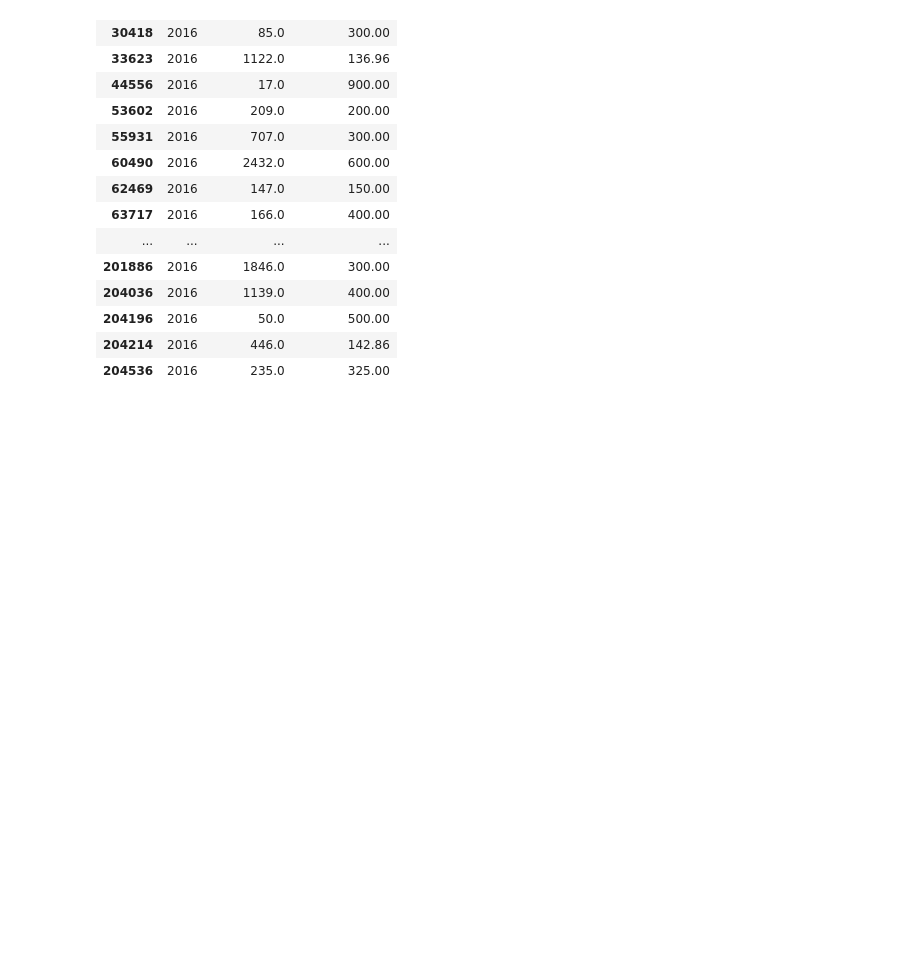
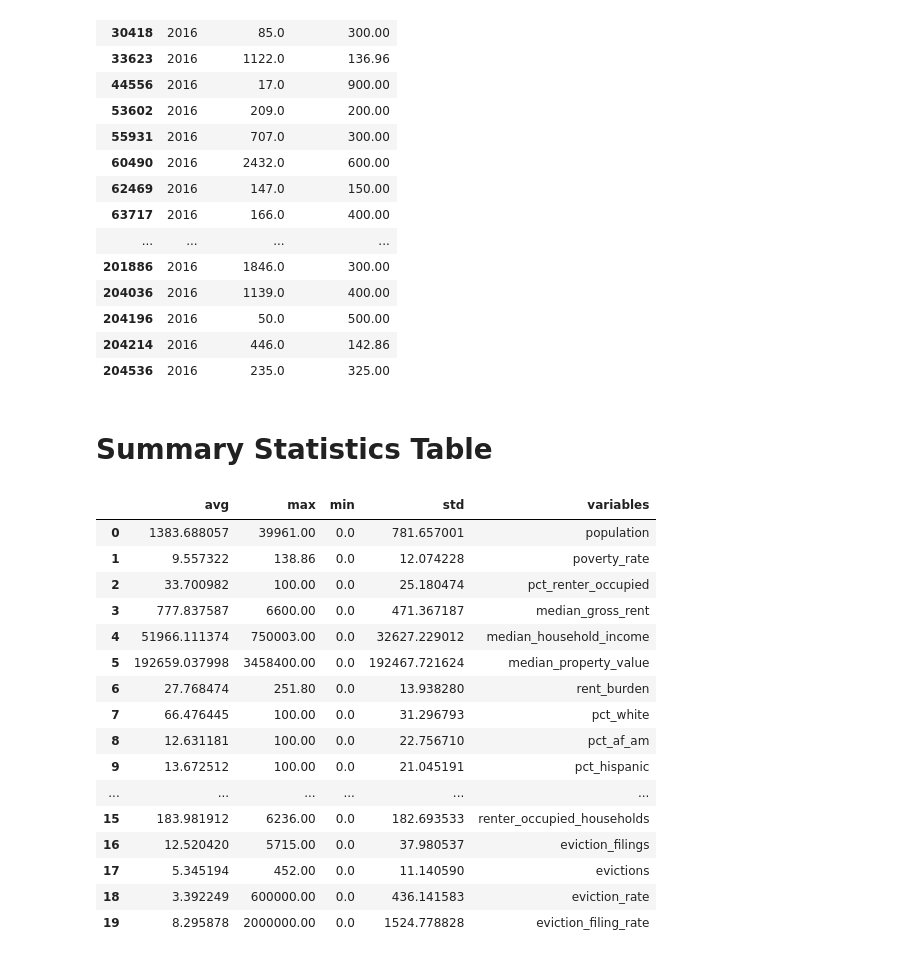
Before and after one commit to justincohler/evictions-learn, a Jupyter notebook: src/analysis/Eviction Charts for Proposal.ipynb, the cells around one changed output. Cells and saved outputs as stored; diff of their text form; code cells hidden in the pictures; blank space fills up the shorter version.

```diff
--- a/src/analysis/Eviction Charts for Proposal.ipynb
+++ b/src/analysis/Eviction Charts for Proposal.ipynb
@@ -338,3 +345,27 @@ df[df['Eviction_Rate']>100]
 | 204196 | 2016 | 50.0 | 500.00 |
 | 204214 | 2016 | 446.0 | 142.86 |
 | 204536 | 2016 | 235.0 | 325.00 |
+# %% [markdown]
+# Summary Statistics Table
+# %%
+sum_stat= sum_stat_table(cur)
+# %%
+sum_stat
+# %% [output]
+|  | avg | max | min | std | variables |
+| 0 | 1383.688057 | 39961.00 | 0.0 | 781.657001 | population |
+| 1 | 9.557322 | 138.86 | 0.0 | 12.074228 | poverty_rate |
+| 2 | 33.700982 | 100.00 | 0.0 | 25.180474 | pct_renter_occupied |
+| 3 | 777.837587 | 6600.00 | 0.0 | 471.367187 | median_gross_rent |
+| 4 | 51966.111374 | 750003.00 | 0.0 | 32627.229012 | median_household_income |
+| 5 | 192659.037998 | 3458400.00 | 0.0 | 192467.721624 | median_property_value |
+| 6 | 27.768474 | 251.80 | 0.0 | 13.938280 | rent_burden |
+| 7 | 66.476445 | 100.00 | 0.0 | 31.296793 | pct_white |
+| 8 | 12.631181 | 100.00 | 0.0 | 22.756710 | pct_af_am |
+| 9 | 13.672512 | 100.00 | 0.0 | 21.045191 | pct_hispanic |
+| ... | ... | ... | ... | ... | ... |
+| 15 | 183.981912 | 6236.00 | 0.0 | 182.693533 | renter_occupied_households |
+| 16 | 12.520420 | 5715.00 | 0.0 | 37.980537 | eviction_filings |
+| 17 | 5.345194 | 452.00 | 0.0 | 11.140590 | evictions |
+| 18 | 3.392249 | 600000.00 | 0.0 | 436.141583 | eviction_rate |
+| 19 | 8.295878 | 2000000.00 | 0.0 | 1524.778828 | eviction_filing_rate |
```
Also changed, not shown: parts of 5 cells of this notebook.
